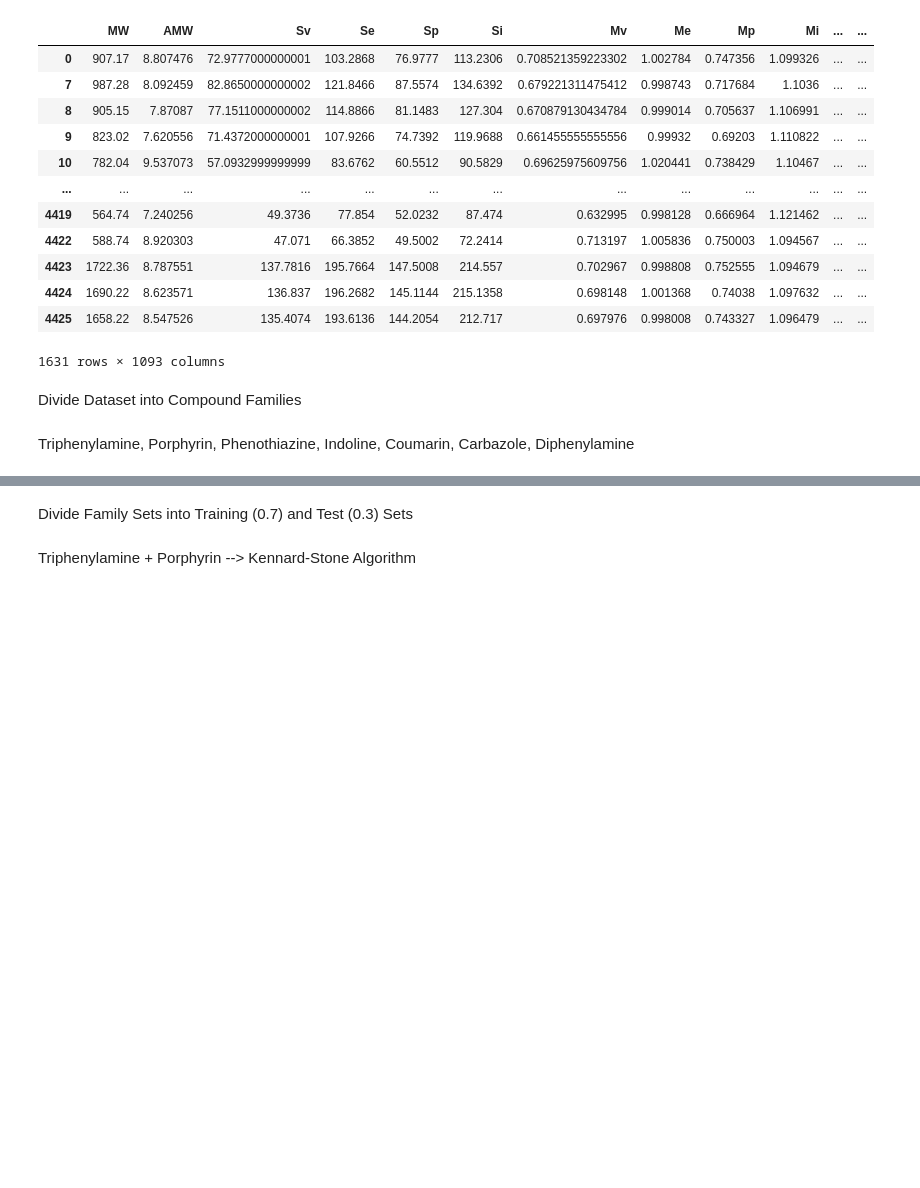
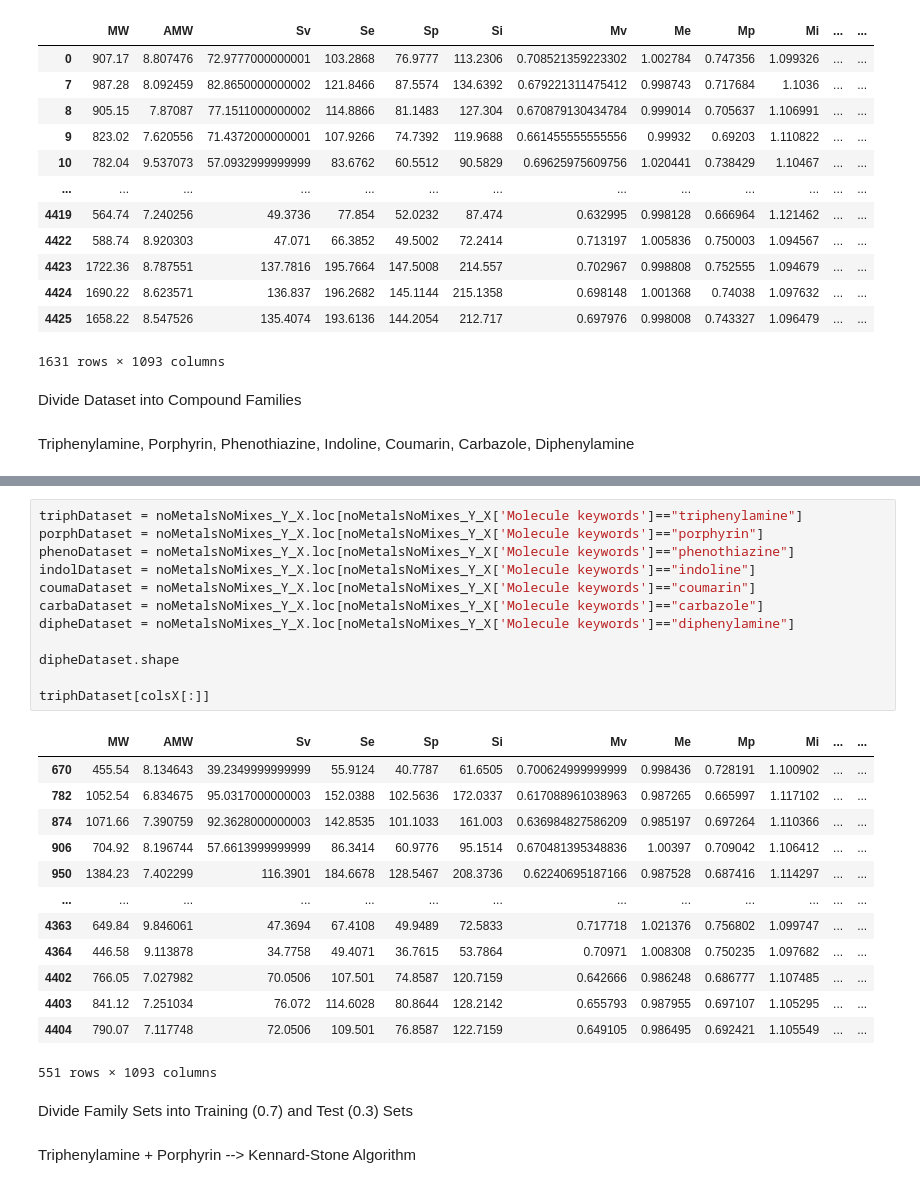
Before and after one commit to PaulC61/Cheminformatics, a Jupyter notebook: InternshipM2_BIU/WorkingEnvironment/Phase2/plsPaper.ipynb, the cells around one changed output, grey strips where cells are left out. Drawn from its saved outputs; the diff is of its cells as text; blank space fills up the shorter version.

```diff
--- a/InternshipM2_BIU/WorkingEnvironment/Phase2/plsPaper.ipynb
+++ b/InternshipM2_BIU/WorkingEnvironment/Phase2/plsPaper.ipynb
@@ -68,3 +67,29 @@ noMetalsNoMixes_Y_X.groupby(['Molecule keywords']).count().sort_values('PCE', as
+# %%
+triphDataset = noMetalsNoMixes_Y_X.loc[noMetalsNoMixes_Y_X['Molecule keywords']=="triphenylamine"]
+porphDataset = noMetalsNoMixes_Y_X.loc[noMetalsNoMixes_Y_X['Molecule keywords']=="porphyrin"]
+phenoDataset = noMetalsNoMixes_Y_X.loc[noMetalsNoMixes_Y_X['Molecule keywords']=="phenothiazine"]
+indolDataset = noMetalsNoMixes_Y_X.loc[noMetalsNoMixes_Y_X['Molecule keywords']=="indoline"]
+coumaDataset = noMetalsNoMixes_Y_X.loc[noMetalsNoMixes_Y_X['Molecule keywords']=="coumarin"]
+carbaDataset = noMetalsNoMixes_Y_X.loc[noMetalsNoMixes_Y_X['Molecule keywords']=="carbazole"]
+dipheDataset = noMetalsNoMixes_Y_X.loc[noMetalsNoMixes_Y_X['Molecule keywords']=="diphenylamine"]
+
+dipheDataset.shape
+
+triphDataset[colsX[:]]
+# %% [output]
+|  | MW | AMW | Sv | Se | Sp | Si | Mv | Me | Mp | Mi | ... | ... |
+| 670 | 455.54 | 8.134643 | 39.2349999999999 | 55.9124 | 40.7787 | 61.6505 | 0.700624999999999 | 0.998436 | 0.728191 | 1.100902 | ... | ... |
+| 782 | 1052.54 | 6.834675 | 95.0317000000003 | 152.0388 | 102.5636 | 172.0337 | 0.617088961038963 | 0.987265 | 0.665997 | 1.117102 | ... | ... |
+| 874 | 1071.66 | 7.390759 | 92.3628000000003 | 142.8535 | 101.1033 | 161.003 | 0.636984827586209 | 0.985197 | 0.697264 | 1.110366 | ... | ... |
+| 906 | 704.92 | 8.196744 | 57.6613999999999 | 86.3414 | 60.9776 | 95.1514 | 0.670481395348836 | 1.00397 | 0.709042 | 1.106412 | ... | ... |
+| 950 | 1384.23 | 7.402299 | 116.3901 | 184.6678 | 128.5467 | 208.3736 | 0.62240695187166 | 0.987528 | 0.687416 | 1.114297 | ... | ... |
+| ... | ... | ... | ... | ... | ... | ... | ... | ... | ... | ... | ... | ... |
+| 4363 | 649.84 | 9.846061 | 47.3694 | 67.4108 | 49.9489 | 72.5833 | 0.717718 | 1.021376 | 0.756802 | 1.099747 | ... | ... |
+| 4364 | 446.58 | 9.113878 | 34.7758 | 49.4071 | 36.7615 | 53.7864 | 0.70971 | 1.008308 | 0.750235 | 1.097682 | ... | ... |
+| 4402 | 766.05 | 7.027982 | 70.0506 | 107.501 | 74.8587 | 120.7159 | 0.642666 | 0.986248 | 0.686777 | 1.107485 | ... | ... |
+| 4403 | 841.12 | 7.251034 | 76.072 | 114.6028 | 80.8644 | 128.2142 | 0.655793 | 0.987955 | 0.697107 | 1.105295 | ... | ... |
+| 4404 | 790.07 | 7.117748 | 72.0506 | 109.501 | 76.8587 | 122.7159 | 0.649105 | 0.986495 | 0.692421 | 1.105549 | ... | ... |
+551 rows × 1093 columns
 # %% [markdown]
 Divide Family Sets into Training (0.7) and Test (0.3) Sets
 # %% [markdown]
```
Also changed, not shown: parts of 2 cells of this notebook.
